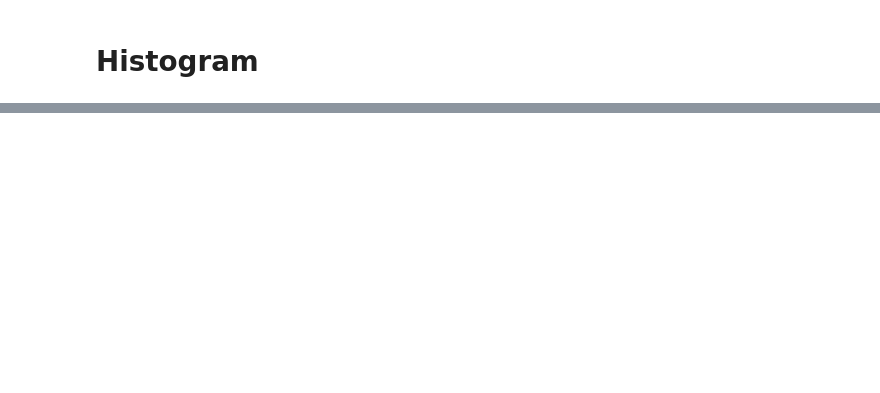
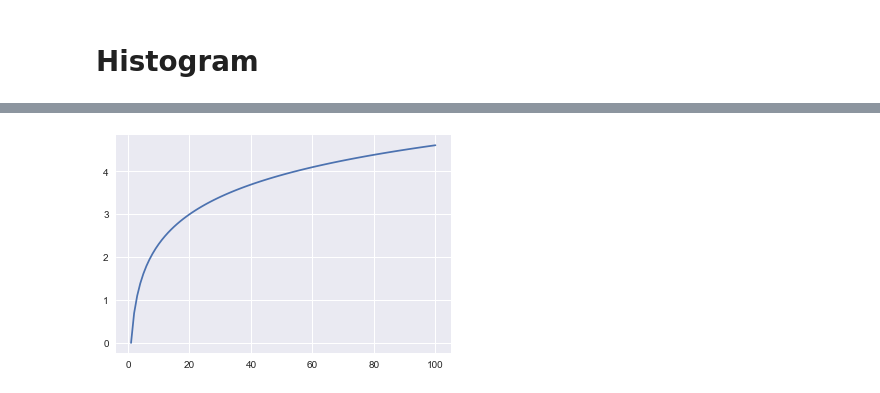
Before and after one commit to rishabhrathore055/DataScience, a Jupyter notebook: Data Visulization/Matplotlib/Matplotlib.ipynb, the cells around one changed output, grey strips where cells are left out. Cells and saved outputs as stored; diff of their text form; code cells hidden in the pictures; blank space fills up the shorter version.

```diff
--- a/Data Visulization/Matplotlib/Matplotlib.ipynb
+++ b/Data Visulization/Matplotlib/Matplotlib.ipynb
@@ -128,0 +162,15 @@ plt.show()
+# %%
+import math
+
+x = np.arange(1,101)
+
+# y = np.log(x)
+# y = [math.log(i) for i in x ]
+y = list(map(lambda i : math.log(i),x))
+y = list(map(math.log,x))
+y = np.vectorize(math.log)(x)
+
+plt.plot(x,y)
+plt.show()
+# %% [output]
+[figure, added]
```
Also changed, not shown: parts of 43 cells of this notebook, 2 other files.
